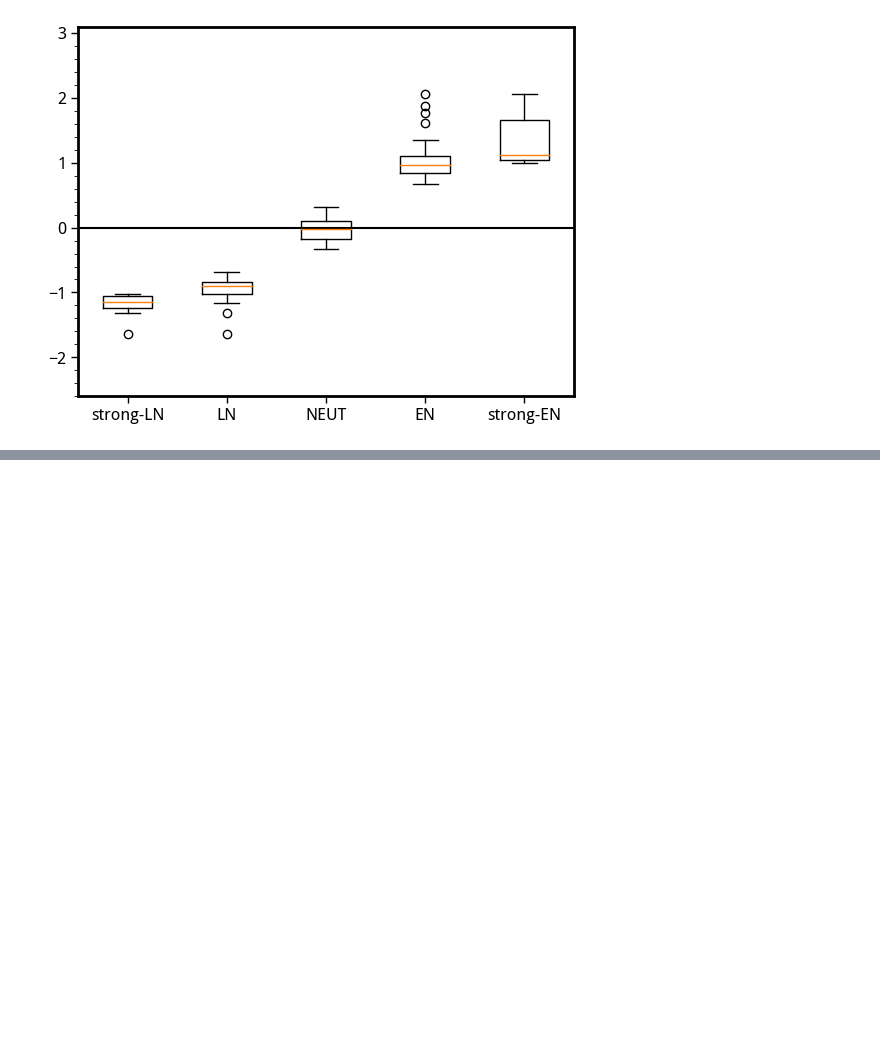
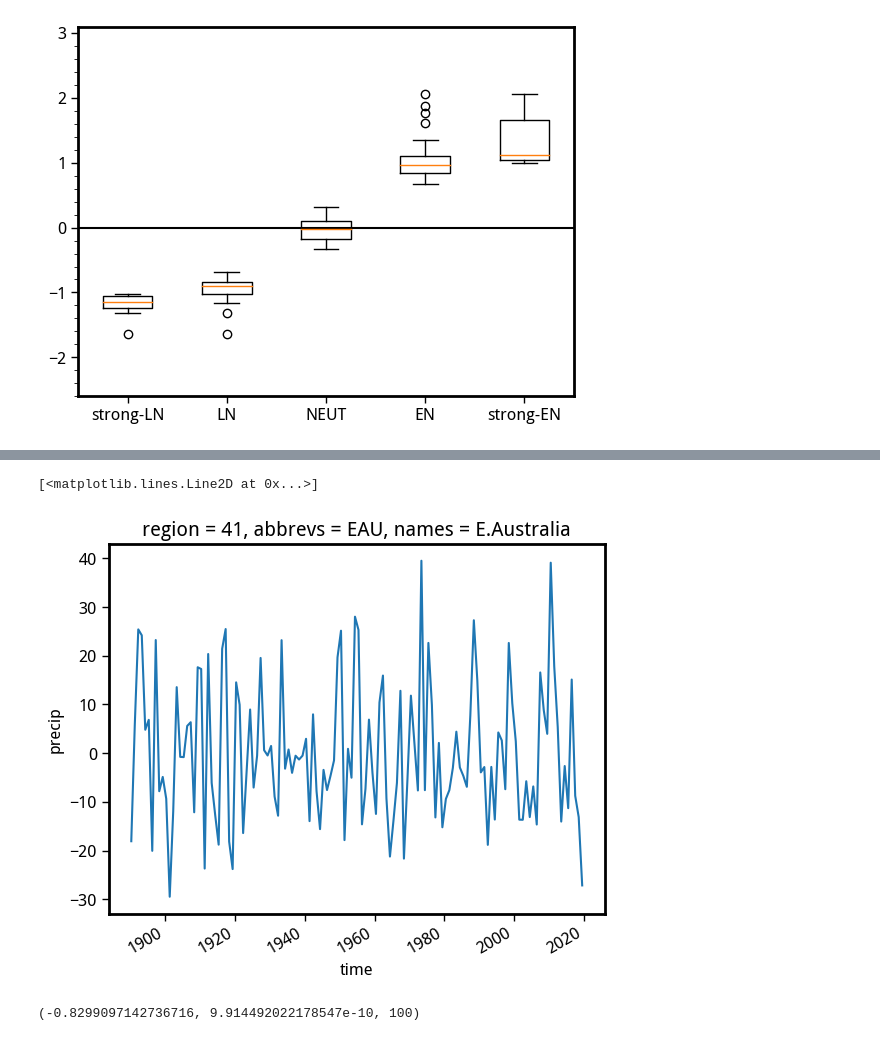
Before and after one commit to adisen99/enso_teleconnection_robustness, a Jupyter notebook: 01_obs_sample_size.ipynb, the cells around one changed output, grey strips where cells are left out. Saved outputs shown, nothing was run; the diff lists cells and outputs as text; code cells hidden in the pictures; blank space fills up the shorter version.

```diff
--- a/01_obs_sample_size.ipynb
+++ b/01_obs_sample_size.ipynb
@@ -306,0 +205,5 @@ sns.histplot(regr_21c_access, bins=11, color='tab:red', alpha=0.5, kde=True)
+# %%
+reg_det.plot()
+# %% [output]
+[<matplotlib.lines.Line2D at 0x...>]
+[figure, added]
@@ -306,0 +235,4 @@ sns.histplot(regr_21c_access, bins=11, color='tab:red', alpha=0.5, kde=True)
+# %%
+calc_tele(reg_std, nino34_obs, start_year=1900, end_year=2000)
+# %% [output]
+(-0.8299097142736716, 9.914492022178547e-10, 100)
```
Also changed, not shown: parts of 44 cells of this notebook.
